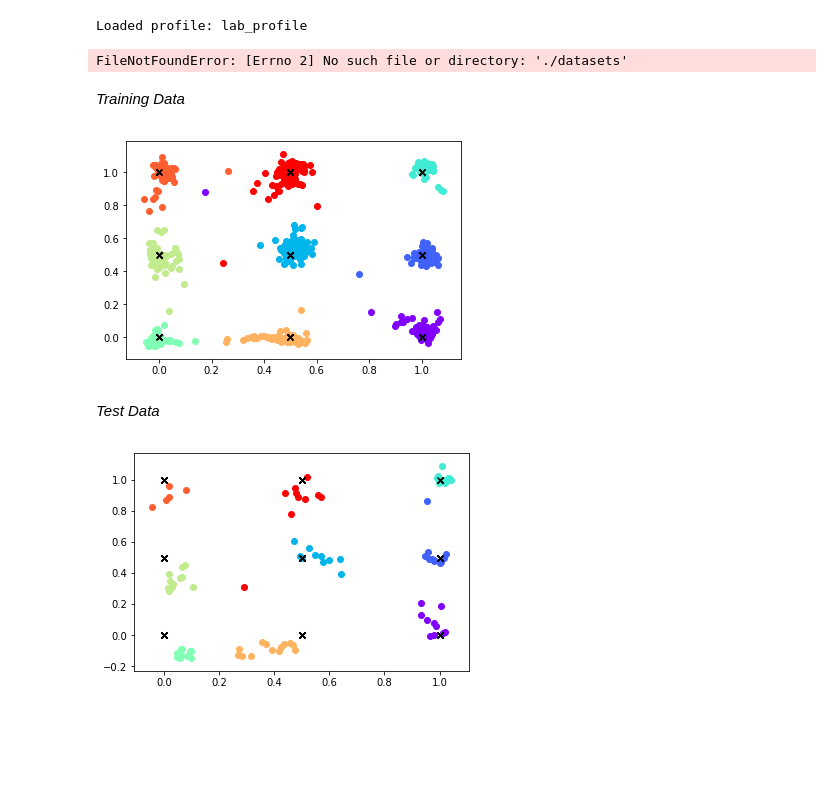
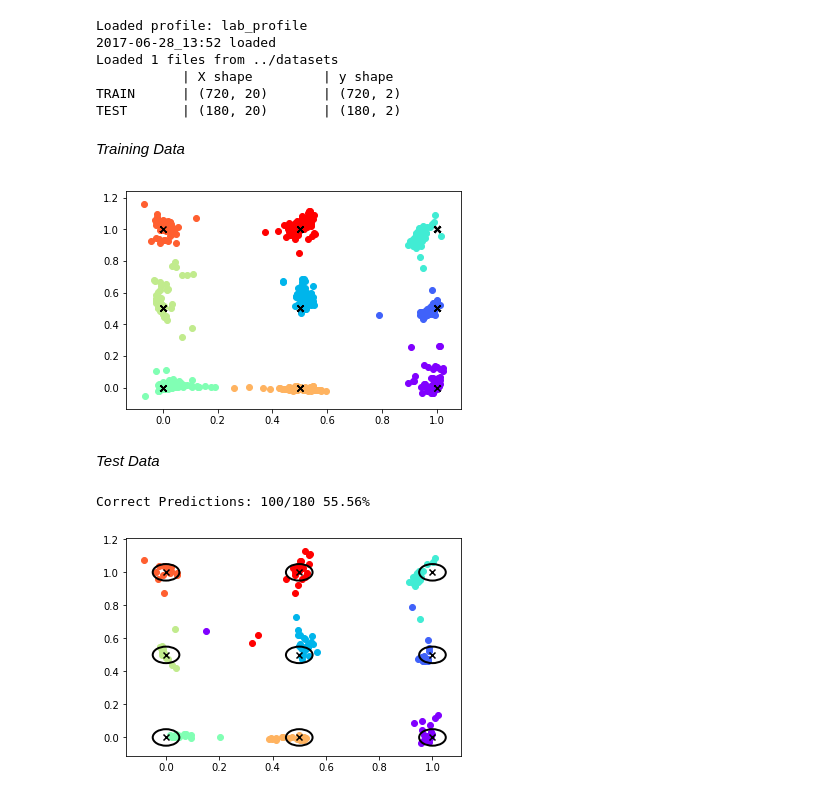
Before and after one commit to JohnFodero/localizer, a Jupyter notebook: Notebooks/Visualize Predictions.ipynb, the cells around one changed output. Cells and saved outputs as stored; diff of their text form; code cells hidden in the pictures; blank space fills up the shorter version.

```diff
--- a/Notebooks/Visualize Predictions.ipynb
+++ b/Notebooks/Visualize Predictions.ipynb
@@ -12,27 +11,21 @@ Using TensorFlow backend.
 # %%
-model = load_model('../models/lab_xy2.hdf5')
+model = load_model('../models/lab_xyQ.hdf5')
 lab_loc = localizer()
 lab_loc.load_profile('lab_profile')
-X, y = load_data_from_folder('./datasets', lab_loc.profile, keep_percent=1.0)
-# get only the RSSI values
-X = X[:,::2]
-X = scale_inputs(X)
-
-np.random.seed(7)
-p = np.random.permutation(len(X))
-X, y = X[p], y[p]
-split = int(0.9 * X.shape[0])
-X_train, X_test = X[:split], X[split:]
-y_train, y_test = y[:split], y[split:]
+X_train, y_train, X_test, y_test = load_data_from_folder('../datasets', lab_loc.profile, train_test_split=0.8, keep_percent=1.0,
+                             item='rssi')
 
 shape_str = '{:10s} | {:15s} | {:15s}'
 print(shape_str.format('', 'X shape', 'y shape'))
 print(shape_str.format('TRAIN', str(X_train.shape), str(y_train.shape)))
 print(shape_str.format('TEST', str(X_test.shape), str(y_test.shape)))
-print(shape_str.format('TOTAL', str(X.shape), str(y.shape)))
 # %% [output]
 Loaded profile: lab_profile
+2017-06-28_13:52 loaded
+Loaded 1 files from ../datasets
+           | X shape         | y shape
+TRAIN      | (720, 20)       | (720, 2)
+TEST       | (180, 20)       | (180, 2)
-FileNotFoundError: [Errno 2] No such file or directory: './datasets'
 # %%
 color_map_iter = iter(cm.rainbow(np.linspace(0, 1, 9)))
 colors = {}
@@ -51,16 +44,34 @@ for i, point in enumerate(pred_train):
     plt.scatter(y_train[i, 0], y_train[i, 1], color='black', marker='x')
 plt.show()
 # %% [output]
-[figure, old version]
+[figure, new version]
 # %% [markdown]
 *Test Data*
 # %%
 pred_test = model.predict(X_test)
+correct_points = 0
+eval_range = 0.05
+
 for i, point in enumerate(pred_test):
     color = colors[str(y_test[i])]
     plt.scatter(point[0], point[1], color=color)
-    plt.scatter(y_test[i, 0], y_test[i, 1], color='black', marker='x')
+    x_diff = point[0] - y_test[i,0]
+    y_diff = point[1] - y_test[i,1]
+    dist = np.sqrt(np.square(x_diff) + np.square(y_diff))
+    if dist < eval_range:
+        correct_points += 1
+ax = plt.gca()
+for item in colors:
+    points = item.strip('[]').split()
+    plt.scatter(float(points[0]), float(points[1]), color='black', marker='x')
+    rect = patches.Circle((float(points[0]), float(points[1])),
+                          radius=eval_range,linewidth=2,edgecolor='k',facecolor='none')
+    ax.add_patch(rect)
 
+
+print('Correct Predictions: {}/{} {:.2f}%'.format(correct_points, len(pred_test),
+                                                  100*float(correct_points)/float(len(pred_test))))
 plt.show()
 # %% [output]
+Correct Predictions: 100/180 55.56%
-[figure, old version]
+[figure, new version]
```
Also changed, not shown: parts of 1 cell of this notebook, 9 other files.
